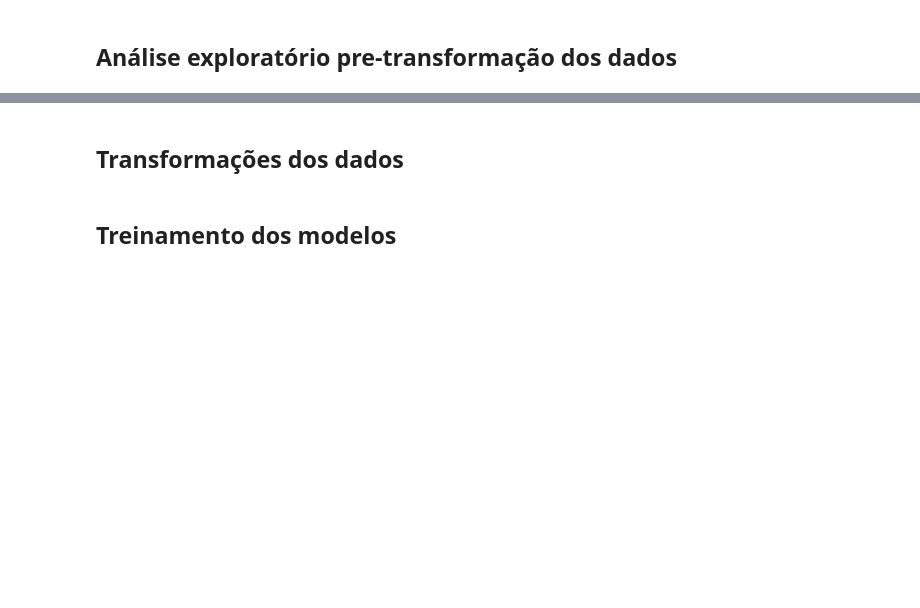
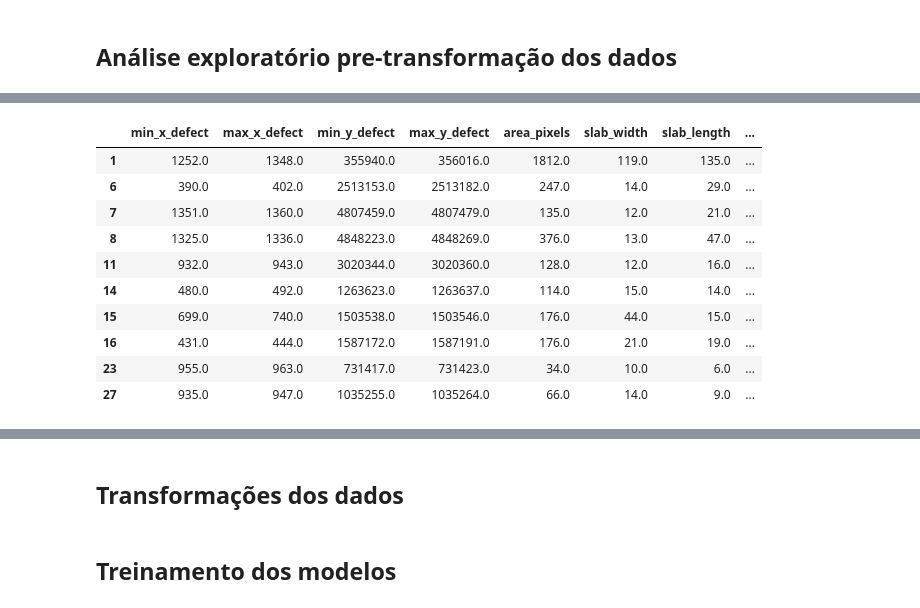
Before and after one commit to beamaia/steel-plates-arcelor, a Jupyter notebook: notebooks/desafio_beatriz_maia.ipynb, the cells around one changed output, grey strips where cells are left out. Cells and saved outputs as stored; diff of their text form; code cells hidden in the pictures; blank space fills up the shorter version.

Commit message:
add hist and min_pixel_luminosity EDA

```diff
--- a/notebooks/desafio_beatriz_maia.ipynb
+++ b/notebooks/desafio_beatriz_maia.ipynb
@@ -67,5 +86,5 @@ Mounted at /content/drive
 # %%
-DATA_PATH = r'drive/MyDrive/ASA 2023/Colab Notebooks/beatriz_maia/data/performance_corporal.csv'
+DATA_PATH = r'drive/MyDrive/ASA 2023/beatriz_maia/data/estudo_de_caso.csv'
 DATA_DELIMITER = ','
 # %%
 raw_df = pd.read_csv(DATA_PATH, delimiter=DATA_DELIMITER)
@@ -76,0 +242,6 @@ FileNotFoundError: ignored
+# %%
+#min_x_defect	max_x_defect	min_y_defect	max_y_defect	area_pixels	slab_width	slab_length
+raw_df['defect_width'] = raw_df['max_x_defect'] - raw_df['min_x_defect']
+raw_df['defect_length'] = raw_df['max_y_defect'] - raw_df['min_y_defect']
+raw_df['defect_percentage'] = raw_df['defect_length']  * raw_df['defect_width']  / (raw_df['slab_width'] * raw_df['slab_length'])
+raw_df[['defect_width', 'defect_length', 'defect_percentage']]
@@ -76,0 +302,17 @@ FileNotFoundError: ignored
+# %%
+nan_mim_pix_df = raw_df[raw_df['min_pixel_luminosity'].isna()]
+no_nan_mim_pix_df = raw_df.drop(index=list(nan_mim_pix_df.index))
+# %%
+nan_mim_pix_df.head(10)
+# %% [output]
+|  | min_x_defect | max_x_defect | min_y_defect | max_y_defect | area_pixels | slab_width | slab_length | ... |
+| 1 | 1252.0 | 1348.0 | 355940.0 | 356016.0 | 1812.0 | 119.0 | 135.0 | ... |
+| 6 | 390.0 | 402.0 | 2513153.0 | 2513182.0 | 247.0 | 14.0 | 29.0 | ... |
+| 7 | 1351.0 | 1360.0 | 4807459.0 | 4807479.0 | 135.0 | 12.0 | 21.0 | ... |
+| 8 | 1325.0 | 1336.0 | 4848223.0 | 4848269.0 | 376.0 | 13.0 | 47.0 | ... |
+| 11 | 932.0 | 943.0 | 3020344.0 | 3020360.0 | 128.0 | 12.0 | 16.0 | ... |
+| 14 | 480.0 | 492.0 | 1263623.0 | 1263637.0 | 114.0 | 15.0 | 14.0 | ... |
+| 15 | 699.0 | 740.0 | 1503538.0 | 1503546.0 | 176.0 | 44.0 | 15.0 | ... |
+| 16 | 431.0 | 444.0 | 1587172.0 | 1587191.0 | 176.0 | 21.0 | 19.0 | ... |
+| 23 | 955.0 | 963.0 | 731417.0 | 731423.0 | 34.0 | 10.0 | 6.0 | ... |
+| 27 | 935.0 | 947.0 | 1035255.0 | 1035264.0 | 66.0 | 14.0 | 9.0 | ... |
```
Also changed, not shown: parts of 27 cells of this notebook.
